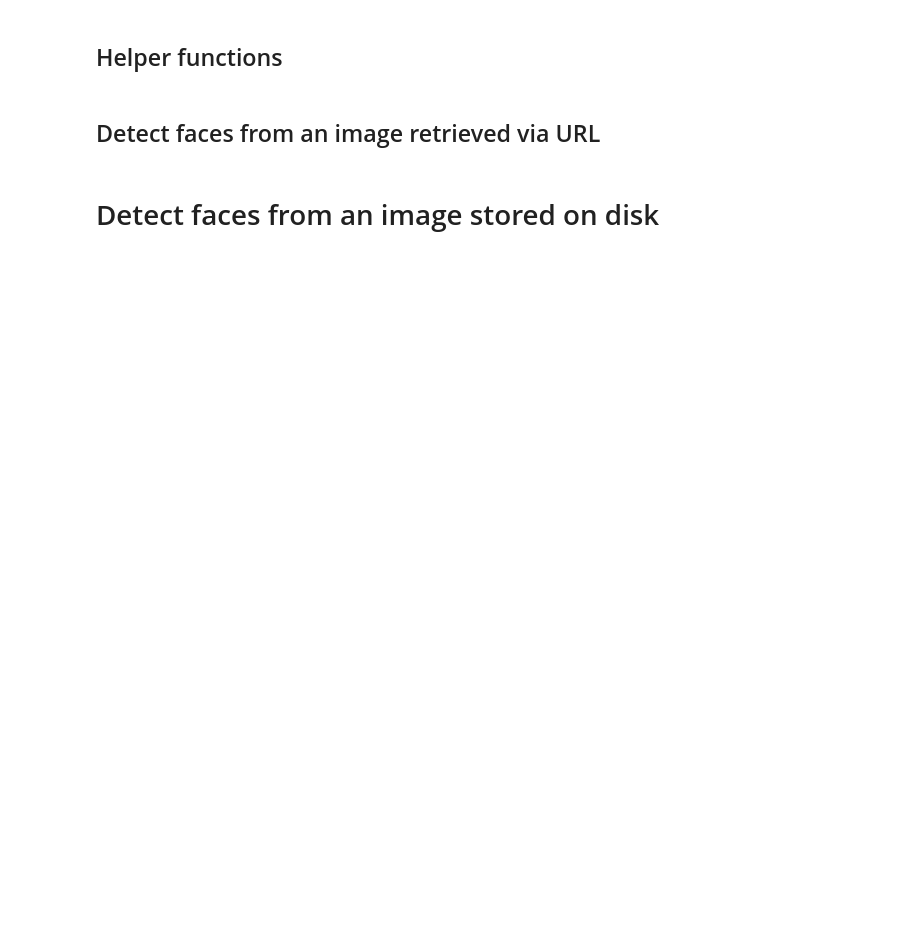
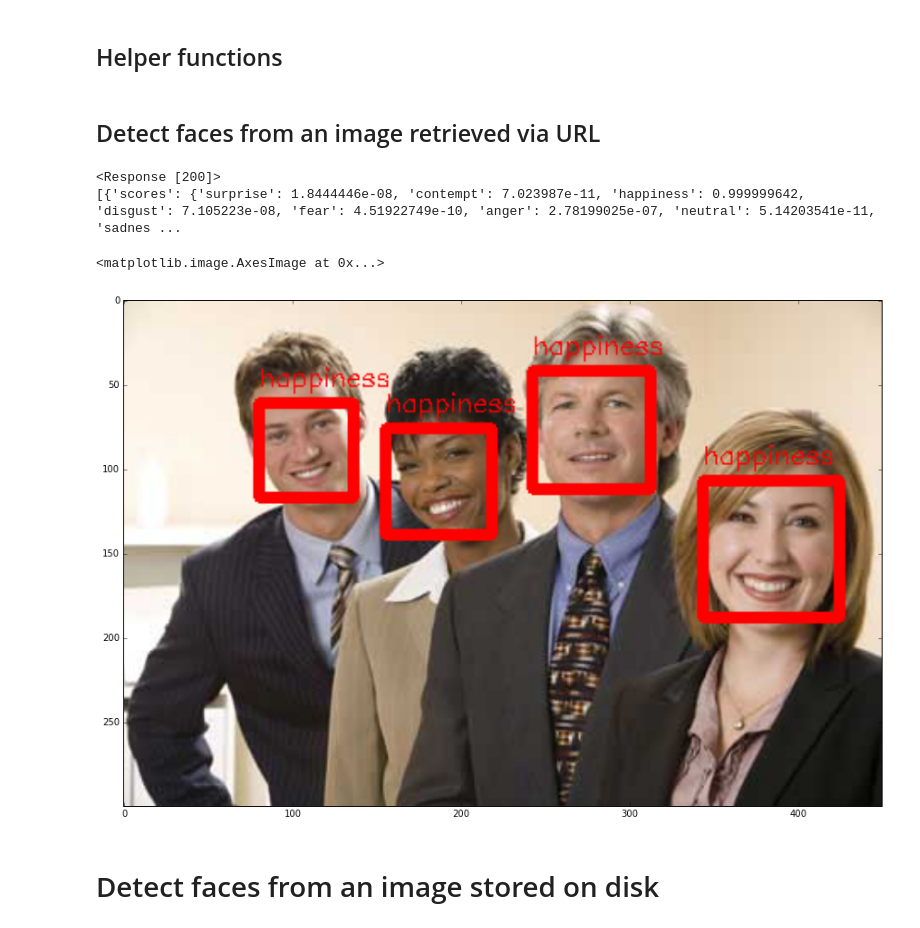
Before and after one commit to CitiVince/Emotions, a Jupyter notebook: Emotion Analysis Example.ipynb, the cells around one changed output. Cells and saved outputs as stored; diff of their text form; code cells hidden in the pictures; blank space fills up the shorter version.

```diff
--- a/Emotion Analysis Example.ipynb
+++ b/Emotion Analysis Example.ipynb
@@ -20,8 +73,8 @@ import matplotlib.pyplot as plt
 # %%
 # Variables
 
-_url = 'https://api.projectoxford.ai/emotion/v1.0/recognize'
-_key = "540378dd1a884c7786faea7f0f95ebbe" #Here you have to paste your primary key
+_url_em = 'https://api.projectoxford.ai/emotion/v1.0/recognize'
+_key_em = "540378dd1a884c7786faea7f0f95ebbe" #Here you have to paste your primary key
 _maxNumRetries = 10
 # %% [markdown]
 ## Helper functions
@@ -98,23 +151,28 @@ def renderResultOnImage( result, img ):
 # %%
 # URL direction to image
 urlImage = 'http://robbygotay.weebly.com/uploads/1/0/4/1/10414969/1109901_orig.jpg'
 headers = dict()
-headers['Ocp-Apim-Subscription-Key'] = _key
+headers['Ocp-Apim-Subscription-Key'] = _key_em
 headers['Content-Type'] = 'application/json'
 
 json = { 'url': urlImage }
 data = None
 
 result = processRequest( json, data, headers )
 
 # Load the original image, fetched from the URL
 arr = np.asarray( bytearray( requests.get( urlImage ).content ), dtype=np.uint8 )
 img = cv2.cvtColor( cv2.imdecode( arr, -1 ), cv2.COLOR_BGR2RGB )
 
 renderResultOnImage( result, img )
 
 ig, ax = plt.subplots(figsize=(15, 20))
 ax.imshow( img )
+# %% [output]
+<Response [200]>
+[{'scores': {'surprise': 1.8444446e-08, 'contempt': 7.023987e-11, 'happiness': 0.999999642, 'disgust': 7.105223e-08, 'fear': 4.51922749e-10, 'anger': 2.78199025e-07, 'neutral': 5.14203541e-11, 'sadnes ...
+<matplotlib.image.AxesImage at 0x...>
+[figure, added]
 # %% [markdown]
 # Detect faces from an image stored on disk
 # %%
```
Also changed, not shown: parts of 13 cells of this notebook, 2 other files.
